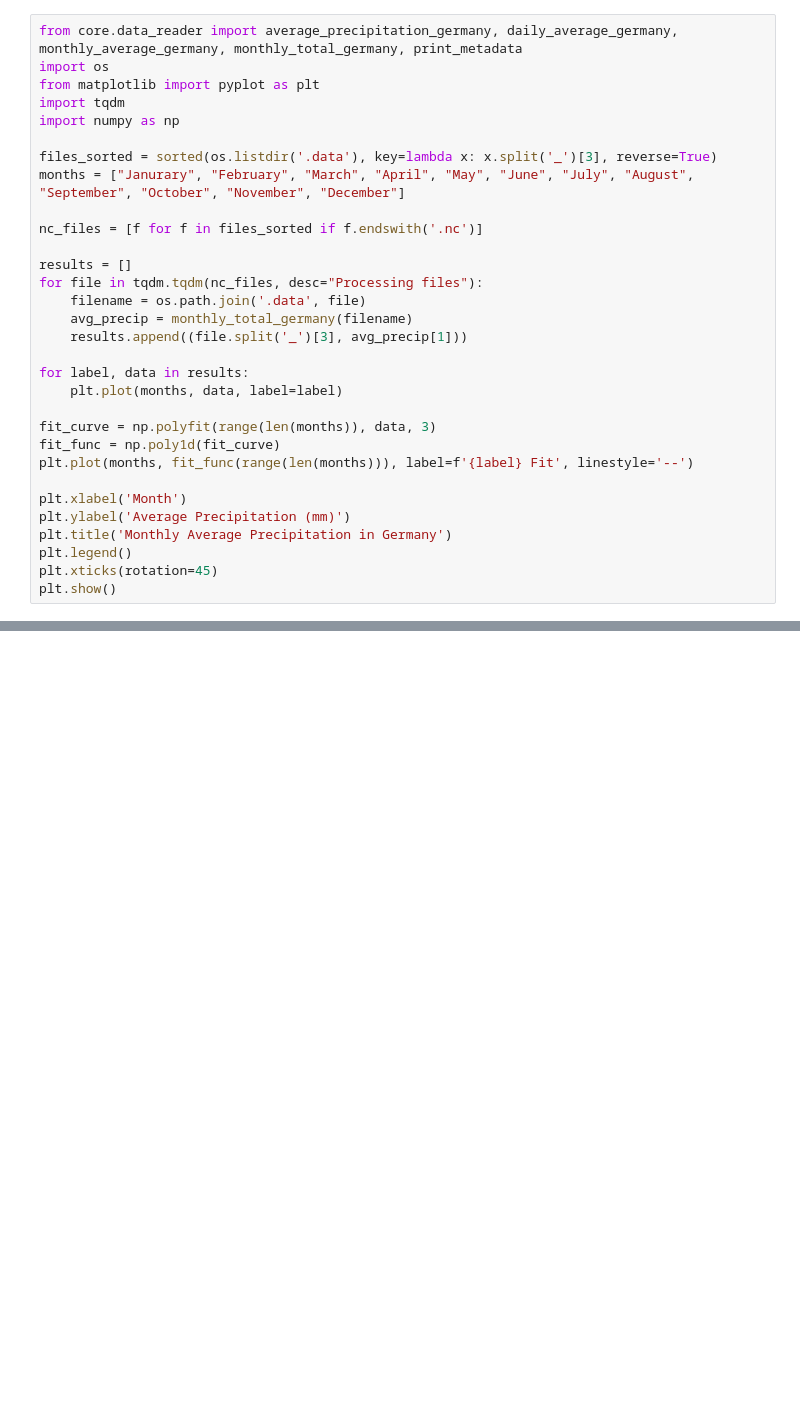
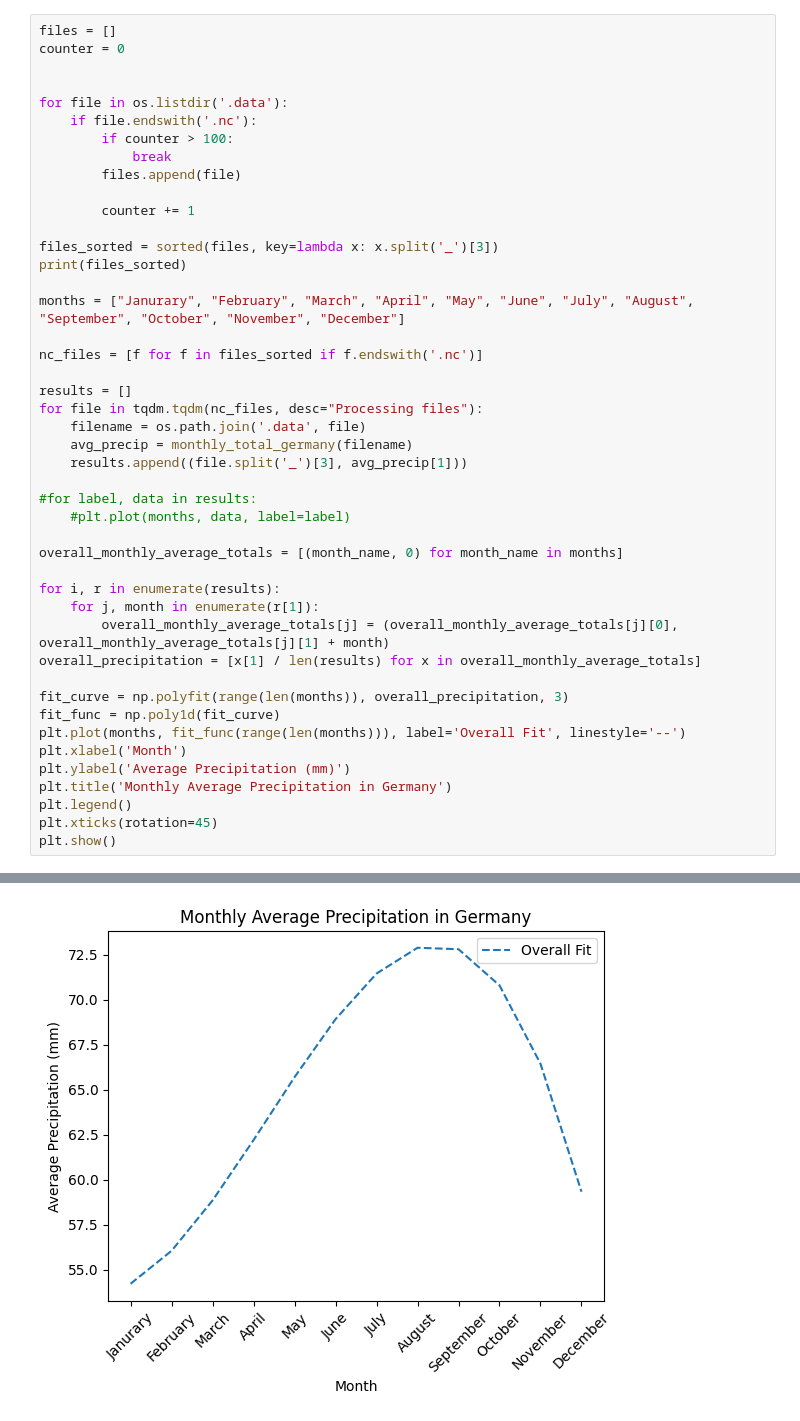
Before and after one commit to gespel/CropYieldModel, a Jupyter notebook: main.ipynb, the cells around one changed output, grey strips where cells are left out. Cells and saved outputs as stored; diff of their text form; blank space fills up the shorter version.

```diff
--- a/main.ipynb
+++ b/main.ipynb
@@ -1,11 +7,19 @@
 # %%
-from core.data_reader import average_precipitation_germany, daily_average_germany, monthly_average_germany, monthly_total_germany, print_metadata
-import os
-from matplotlib import pyplot as plt
-import tqdm
-import numpy as np
+files = []
+counter = 0
 
-files_sorted = sorted(os.listdir('.data'), key=lambda x: x.split('_')[3], reverse=True)
+
+for file in os.listdir('.data'):
+    if file.endswith('.nc'):
+        if counter > 100:
+            break
+        files.append(file)
+
+        counter += 1
+
+files_sorted = sorted(files, key=lambda x: x.split('_')[3])
+print(files_sorted)
+
 months = ["Janurary", "February", "March", "April", "May", "June", "July", "August", "September", "October", "November", "December"]
 
 nc_files = [f for f in files_sorted if f.endswith('.nc')]
@@ -16,13 +30,19 @@ for file in tqdm.tqdm(nc_files, desc="Processing files"):
     avg_precip = monthly_total_germany(filename)
     results.append((file.split('_')[3], avg_precip[1]))
 
-for label, data in results:
-    plt.plot(months, data, label=label)
+#for label, data in results:
+    #plt.plot(months, data, label=label)
 
-fit_curve = np.polyfit(range(len(months)), data, 3)
+overall_monthly_average_totals = [(month_name, 0) for month_name in months]
+
+for i, r in enumerate(results):
+    for j, month in enumerate(r[1]):
+        overall_monthly_average_totals[j] = (overall_monthly_average_totals[j][0], overall_monthly_average_totals[j][1] + month)
+overall_precipitation = [x[1] / len(results) for x in overall_monthly_average_totals]
+
+fit_curve = np.polyfit(range(len(months)), overall_precipitation, 3)
 fit_func = np.poly1d(fit_curve)
-plt.plot(months, fit_func(range(len(months))), label=f'{label} Fit', linestyle='--')
-
+plt.plot(months, fit_func(range(len(months))), label='Overall Fit', linestyle='--')
 plt.xlabel('Month')
 plt.ylabel('Average Precipitation (mm)')
 plt.title('Monthly Average Precipitation in Germany')
@@ -33,0 +54 @@ KeyboardInterrupt:
+[figure, added]
```
Also changed, not shown: parts of 4 cells of this notebook, 1 other file.
